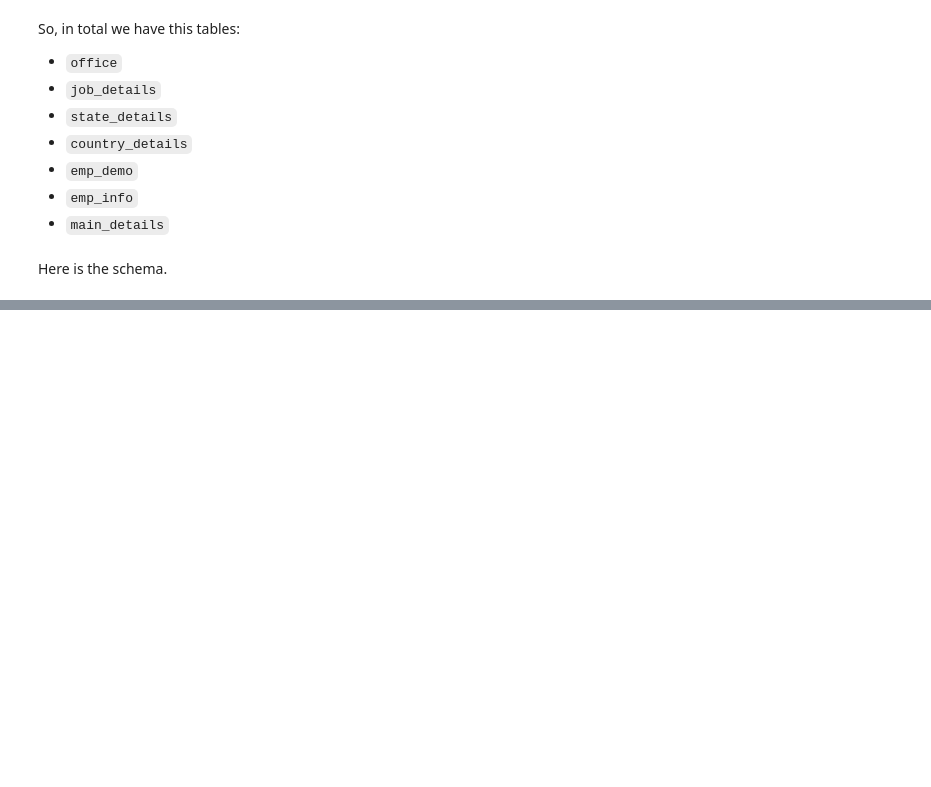
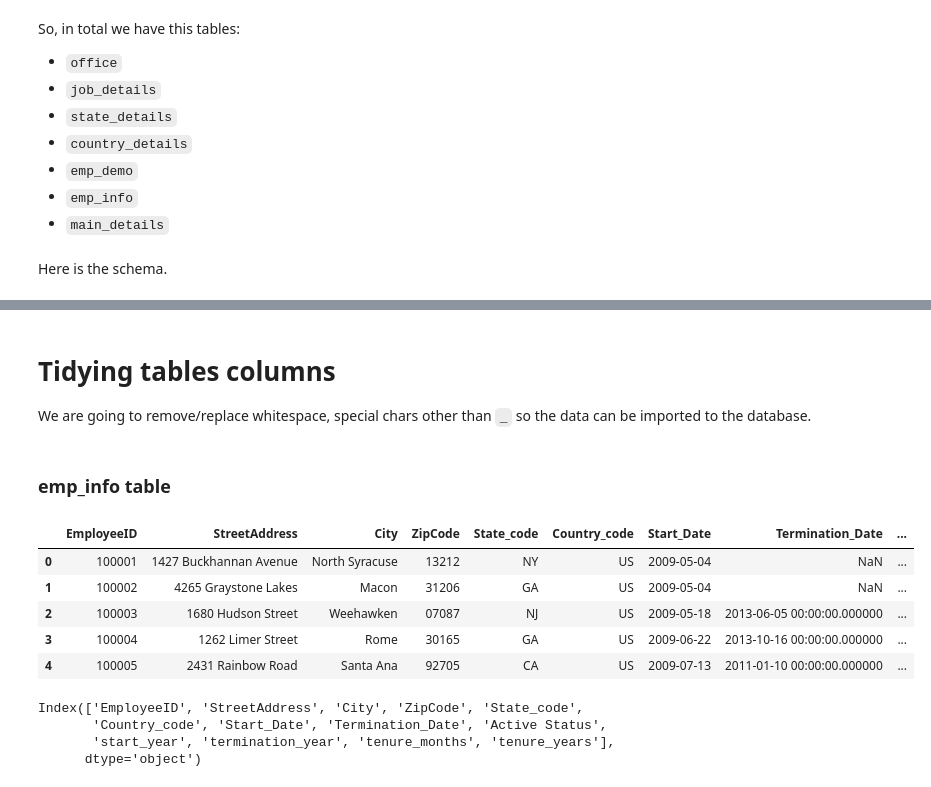
Before and after one commit to BrianLoe/ETL-and-DataViz, a Jupyter notebook: human_resource/HR/Normalization and validation.ipynb, the cells around one changed output, grey strips where cells are left out. Saved outputs shown, nothing was run; the diff lists cells and outputs as text; code cells hidden in the pictures; blank space fills up the shorter version.

Commit message:
tidy up table columns, load database data

```diff
--- a/human_resource/HR/Normalization and validation.ipynb
+++ b/human_resource/HR/Normalization and validation.ipynb
@@ -392,0 +395,21 @@ Here is the schema.
+# %% [markdown]
+# Tidying tables columns
+We are going to remove/replace whitespace, special chars other than `_` so the data can be imported to the database.
+# %% [markdown]
+### emp_info table
+# %%
+emp_info.head()
+# %% [output]
+|  | EmployeeID | StreetAddress | City | ZipCode | State_code | Country_code | Start_Date | Termination_Date | ... |
+| 0 | 100001 | 1427 Buckhannan Avenue | North Syracuse | 13212 | NY | US | 2009-05-04 | NaN | ... |
+| 1 | 100002 | 4265 Graystone Lakes | Macon | 31206 | GA | US | 2009-05-04 | NaN | ... |
+| 2 | 100003 | 1680 Hudson Street | Weehawken | 07087 | NJ | US | 2009-05-18 | 2013-06-05 00:00:00.000000 | ... |
+| 3 | 100004 | 1262 Limer Street | Rome | 30165 | GA | US | 2009-06-22 | 2013-10-16 00:00:00.000000 | ... |
+| 4 | 100005 | 2431 Rainbow Road | Santa Ana | 92705 | CA | US | 2009-07-13 | 2011-01-10 00:00:00.000000 | ... |
+# %%
+emp_info.columns
+# %% [output]
+Index(['EmployeeID', 'StreetAddress', 'City', 'ZipCode', 'State_code',
+       'Country_code', 'Start_Date', 'Termination_Date', 'Active Status',
+       'start_year', 'termination_year', 'tenure_months', 'tenure_years'],
+      dtype='object')
```
Also changed, not shown: parts of 24 cells of this notebook, 7 other files.
